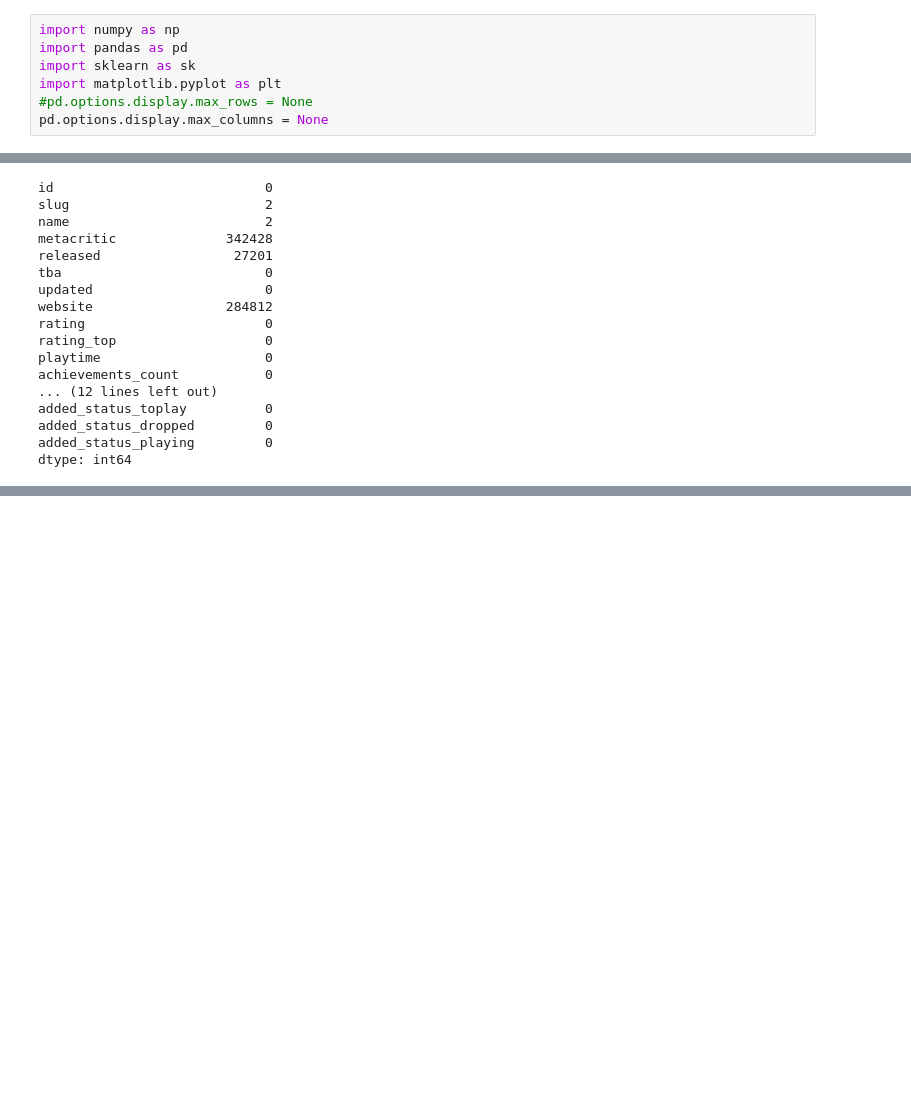
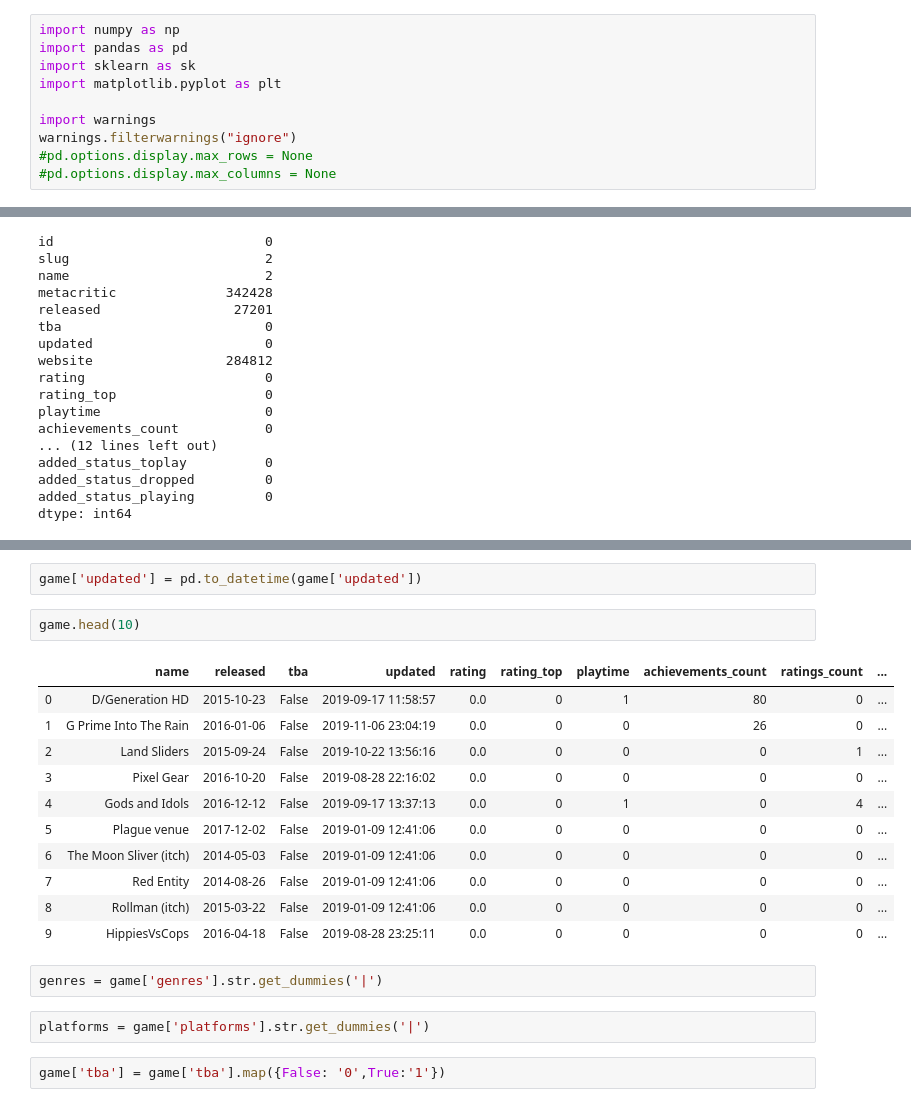
Before and after one commit to FreedomVAce/Game_Recommendation, a Jupyter notebook: Game_Recommendation.ipynb, the cells around one changed output, grey strips where cells are left out. Drawn from its saved outputs; the diff is of its cells as text; blank space fills up the shorter version.

```diff
--- a/Game_Recommendation.ipynb
+++ b/Game_Recommendation.ipynb
@@ -3,7 +3,10 @@ import numpy as np
 import pandas as pd
 import sklearn as sk
 import matplotlib.pyplot as plt
+
+import warnings
+warnings.filterwarnings("ignore")
 #pd.options.display.max_rows = None
-pd.options.display.max_columns = None
+#pd.options.display.max_columns = None
 # %%
 game = pd.read_csv('game_info.csv')
@@ -50 +70,23 @@ dtype: int64
+# %%
+game['updated'] = pd.to_datetime(game['updated'])
+# %%
+game.head(10)
+# %% [output]
+|  | name | released | tba | updated | rating | rating_top | playtime | achievements_count | ratings_count | ... |
+| 0 | D/Generation HD | 2015-10-23 | False | 2019-09-17 11:58:57 | 0.0 | 0 | 1 | 80 | 0 | ... |
+| 1 | G Prime Into The Rain | 2016-01-06 | False | 2019-11-06 23:04:19 | 0.0 | 0 | 0 | 26 | 0 | ... |
+| 2 | Land Sliders | 2015-09-24 | False | 2019-10-22 13:56:16 | 0.0 | 0 | 0 | 0 | 1 | ... |
+| 3 | Pixel Gear | 2016-10-20 | False | 2019-08-28 22:16:02 | 0.0 | 0 | 0 | 0 | 0 | ... |
+| 4 | Gods and Idols | 2016-12-12 | False | 2019-09-17 13:37:13 | 0.0 | 0 | 1 | 0 | 4 | ... |
+| 5 | Plague venue | 2017-12-02 | False | 2019-01-09 12:41:06 | 0.0 | 0 | 0 | 0 | 0 | ... |
+| 6 | The Moon Sliver (itch) | 2014-05-03 | False | 2019-01-09 12:41:06 | 0.0 | 0 | 0 | 0 | 0 | ... |
+| 7 | Red Entity | 2014-08-26 | False | 2019-01-09 12:41:06 | 0.0 | 0 | 0 | 0 | 0 | ... |
+| 8 | Rollman (itch) | 2015-03-22 | False | 2019-01-09 12:41:06 | 0.0 | 0 | 0 | 0 | 0 | ... |
+| 9 | HippiesVsCops | 2016-04-18 | False | 2019-08-28 23:25:11 | 0.0 | 0 | 0 | 0 | 0 | ... |
+# %%
+genres = game['genres'].str.get_dummies('|')
+# %%
+platforms = game['platforms'].str.get_dummies('|')
+# %%
+game['tba'] = game['tba'].map({False: '0',True:'1'})
 # %%
```
Also changed, not shown: parts of 8 cells of this notebook.
